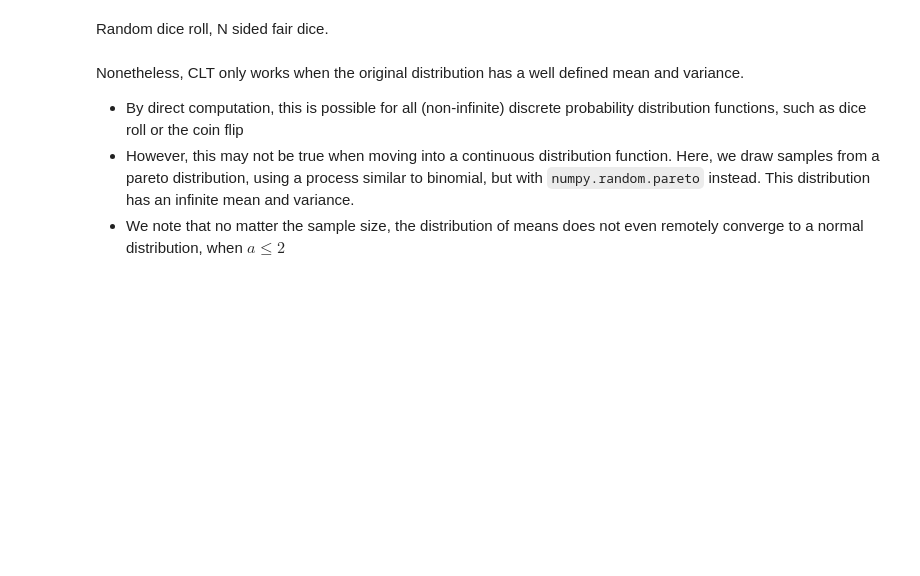
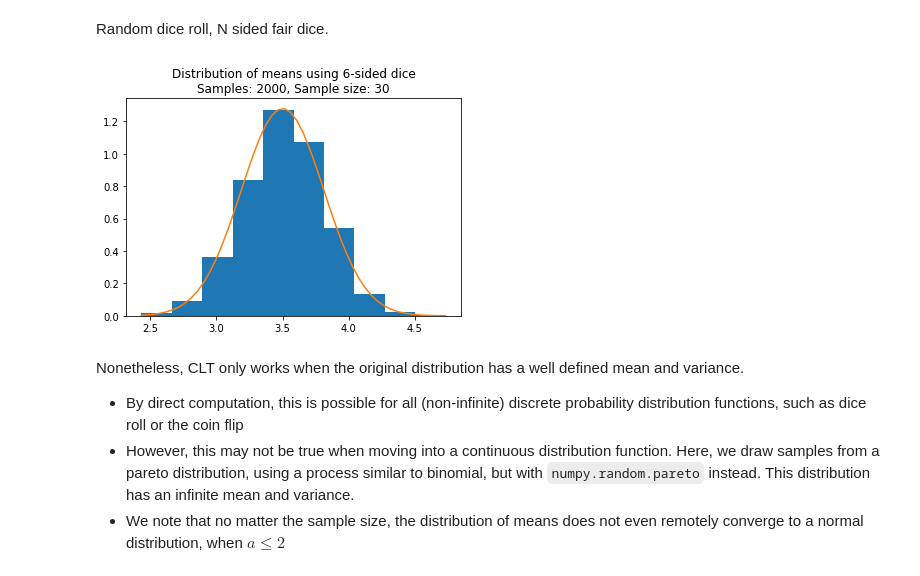
Before and after one commit to kubrian/central-weiner-theorem, a Jupyter notebook: Central Weiner Theorem.ipynb, the cells around one changed output. Saved outputs shown, nothing was run; the diff lists cells and outputs as text; code cells hidden in the pictures; blank space fills up the shorter version.

```diff
--- a/Central Weiner Theorem.ipynb
+++ b/Central Weiner Theorem.ipynb
@@ -199,25 +211,27 @@ for i, dist in enumerate(flip_distribution):
 Random dice roll, N sided fair dice.
 # %%
 
-def plot_N_sided_dice(sides = 6, size = 30, samples = 1000):
+def plot_N_sided_dice(sides = 6, size = 30, samples = 2000):
     # Theoretical mean and variance
     mean_theory = np.mean(range(1,sides+1))
     var_theory = np.var(range(1,sides+1))
 
     # List of sample means (sample size as specified) of n-sided dice rolls
     dice_mean_dist =  [np.mean(np.random.randint(1, sides+1, size)) for _ in range(samples)]
 
     # Getting points for normal graph
     x,y = get_normal_points(mean_theory,var_theory/size,min(dice_mean_dist),max(dice_mean_dist))
 
     plt.hist(dice_mean_dist,density=True)
 
     # Not doing the offset, low sample sizes should not be used, especially after CLT was just demonstrated
     plt.plot(x,y)
     plt.title(f'Distribution of means using {sides}-sided dice\nSamples: {samples}, Sample size: {size}')
     plt.show()
 
 plot_N_sided_dice()
+# %% [output]
+[figure, added]
 # %% [markdown]
 Nonetheless, CLT only works when the original distribution has a well defined mean and variance.
 * By direct computation, this is possible for all (non-infinite) discrete probability distribution functions, such as dice roll or the coin flip
```
Also changed, not shown: parts of 11 cells of this notebook.
